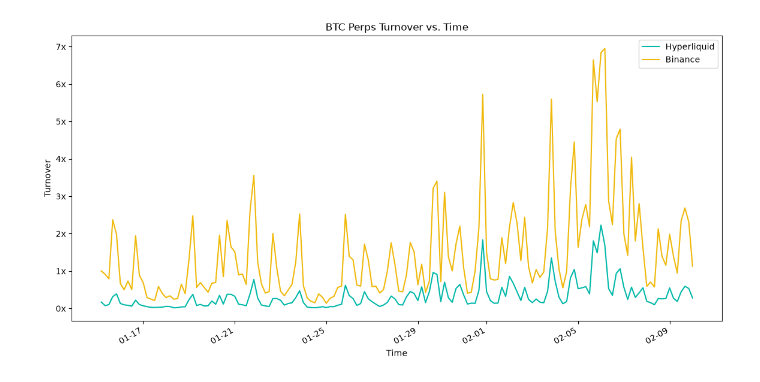
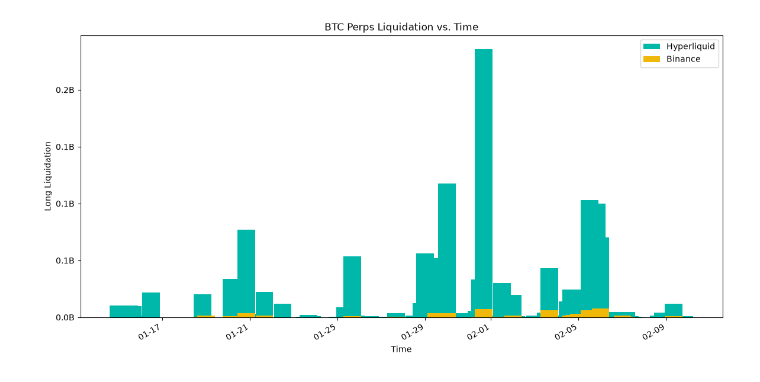
Before and after one commit to cwispychikin/perp-exchanges-data, a Jupyter notebook: exchanges/analysis.ipynb, the cells around one changed output. Drawn from its saved outputs; the diff is of its cells as text; code cells hidden in the pictures.

Commit message:
Add liquidation data

```diff
--- a/exchanges/analysis.ipynb
+++ b/exchanges/analysis.ipynb
@@ -35,14 +37,24 @@ hl_funding_df = build_hl_funding_df(token_name_hl, start_time_stamp, end_time_st
 hl_8h_funding_df = build_hl_8h_funding_df(hl_funding_df) # hl funding with 8h interval
 hl_oi_df = build_hl_oi_df(cg_token_name_hl, interval, start_time_stamp, end_time_stamp) # hl open interest
 
-# binance dataframes
-binance_candles_df = build_binance_candles_df(token_name_binance, interval, start_time_stamp, end_time_stamp, limit) # binance candles
-binance_funding_df = build_binance_funding_df(token_name_binance, start_time_stamp, end_time_stamp, limit) # binance funding rate
-binance_basis_df = build_binance_basis_df(token_name_binance, contract_type, interval, limit, start_time_stamp, end_time_stamp) # binance basis
-binance_oi_df = build_binance_oi_df(cg_token_name_binance, interval, start_time_stamp, end_time_stamp) # binance open interest
+hl_turnover_df = pd.DataFrame({"end_time": hl_candles_df["end_time"], "turnover": hl_candles_df["notional_volume"] / hl_oi_df["close"]}) # hl volume / open interest
+hl_turnover_df["turnover_rolling"] = hl_turnover_df["turnover"].rolling(6).mean() # add rolling basis
 
-# compute exact basis rate for binance
-binance_basis_df["basisRate_exact"] = (binance_basis_df["futuresPrice"] - binance_basis_df["indexPrice"]) / binance_basis_df["futuresPrice"]
+hl_liquidation_df = build_hl_liquidation_df(cg_token_name_hl, interval, start_time_stamp, end_time_stamp) # hl liquidation
+# %%
+# binance dataframes
+binance_candles_df = build_binance_candles_df(token_name_binance, interval, start_time_stamp, end_time_stamp, limit) # binance candles
+binance_funding_df = build_binance_funding_df(token_name_binance, start_time_stamp, end_time_stamp, limit) # binance funding rate
+binance_basis_df = build_binance_basis_df(token_name_binance, contract_type, interval, limit, start_time_stamp, end_time_stamp) # binance basis
+binance_oi_df = build_binance_oi_df(cg_token_name_binance, interval, start_time_stamp, end_time_stamp) # binance open interest
+
+# compute exact basis rate for binance
+binance_basis_df["basisRate_exact"] = (binance_basis_df["futuresPrice"] - binance_basis_df["indexPrice"]) / binance_basis_df["futuresPrice"]
+
+binance_turnover_df = pd.DataFrame({"end_time": binance_candles_df["end_time"], "turnover": binance_candles_df["notional_volume"] / binance_oi_df["close"]}) # binance volume / open interest
+binance_turnover_df["turnover_rolling"] = binance_turnover_df["turnover"].rolling(6).mean() # add rolling basis
+
+binance_liquidation_df = build_binance_liquidation_df(cg_token_name_binance, interval, start_time_stamp, end_time_stamp) # binance liquidation
 # %%
 # compute hyperliquid volume multiplier
 def hype_volume_multiplier(hl_candles_df: pd.DataFrame):
@@ -170,5 +177,20 @@ def plot_turnover(hl_turnover_df: pd.DataFrame, binance_turnover_df: pd.DataFram
 
 
 plot_turnover(hl_turnover_df, binance_turnover_df)
-# %% [output]
-[figure, removed]
+# %%
+def plot_liquidation(hl_liquidation_df: pd.DataFrame, binance_liquidation_df: pd.DataFrame):
+    fig, ax = plt.subplots(figsize = (14, 7))
+    ax.bar(hl_liquidation_df["time"], hl_liquidation_df["long_liquidation_usd"], color = "#00B8A9", label = "Hyperliquid")
+    ax.bar(binance_liquidation_df["time"], binance_liquidation_df["long_liquidation_usd"], color = "#F0B90A", label = "Binance")
+    ax.set_xlabel("Time")
+    ax.set_ylabel("Long Liquidation")
+
+    ax.legend()
+    ax.xaxis.set_major_formatter(mdates.DateFormatter("%m-%d"))
+    ax.yaxis.set_major_formatter(FuncFormatter(lambda x, pos: f"{x / 1e9:.1f}B"))
+    fig.autofmt_xdate()
+    plt.title("BTC Perps Liquidation vs. Time")
+
+plot_liquidation(hl_liquidation_df, binance_liquidation_df)
+# %% [output]
+[figure, added]
```
Also changed, not shown: parts of 3 cells of this notebook, 2 other files.
